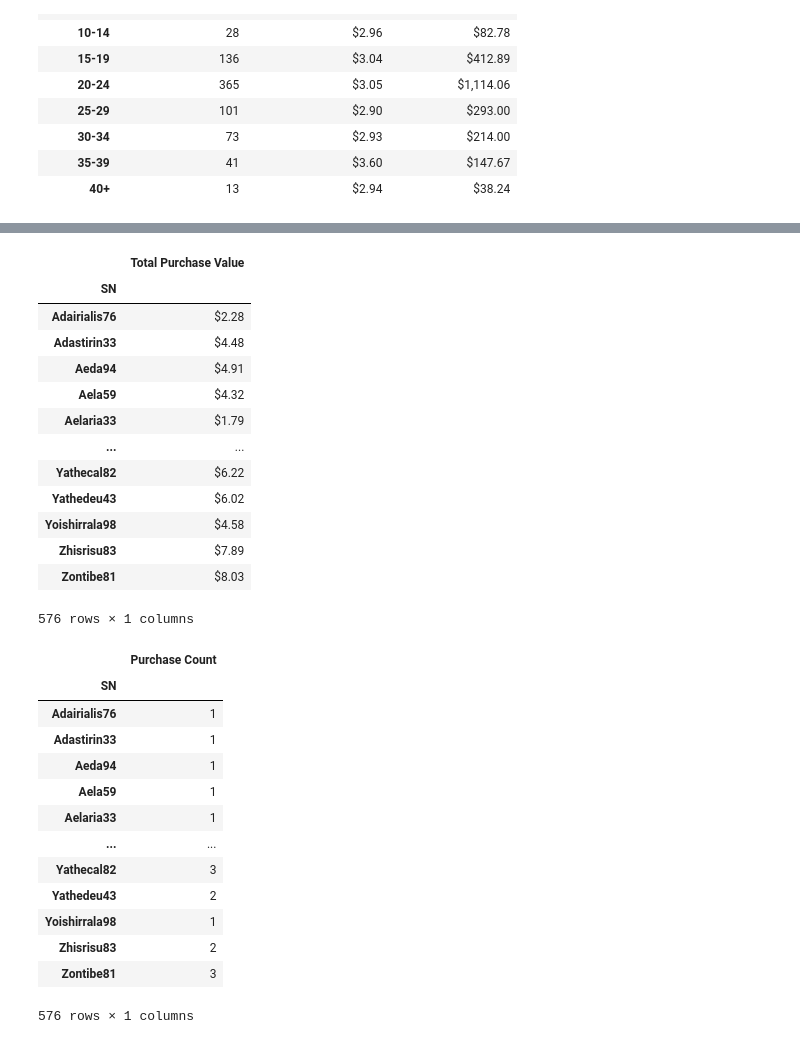
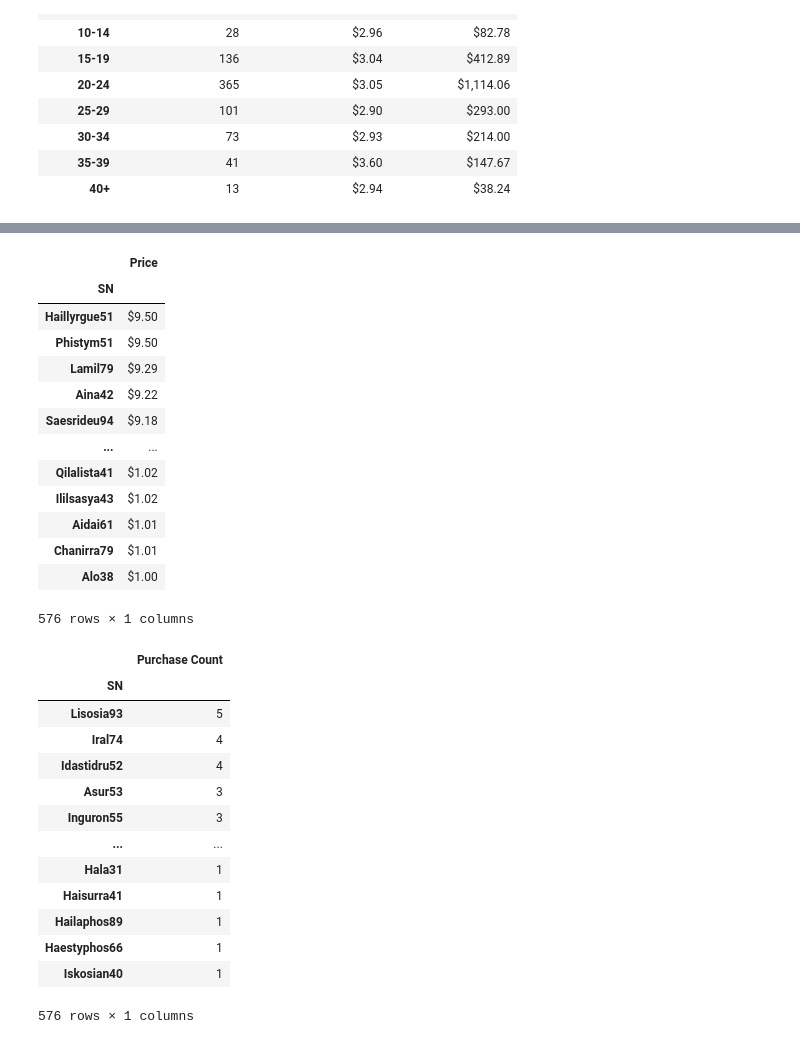
Before and after one commit to nikoelvambuena95/pandas-challenge, a Jupyter notebook: Pandas_homework.ipynb, the cells around one changed output, grey strips where cells are left out. Drawn from its saved outputs; the diff is of its cells as text; code cells hidden in the pictures.

```diff
--- a/Pandas_homework.ipynb
+++ b/Pandas_homework.ipynb
@@ -381,26 +384,25 @@ spenders_analysis_avg_df
 # %%
 #'Total Purchase Value' data frame from 'Top Spenders' data
 spenders_analysis_tpv_df = spenders_analysis_group.sum()
 
-#format values to currency & rename 'Price' column to 'Total Purchase Value'
+#format values to currency
 spenders_analysis_tpv_df['Price'] = spenders_analysis_tpv_df['Price'].map("${0:,.2f}".format)
-spenders_analysis_tpv_df = spenders_analysis_tpv_df.rename(columns={"Price":"Total Purchase Value"})
 
-spenders_analysis_tpv_df
+spenders_analysis_tpv_df.sort_values(['Price'], ascending=False)
 # %% [output]
-|  | Total Purchase Value |
+|  | Price |
 | SN |  |
-| Adairialis76 | $2.28 |
-| Adastirin33 | $4.48 |
-| Aeda94 | $4.91 |
-| Aela59 | $4.32 |
-| Aelaria33 | $1.79 |
+| Haillyrgue51 | $9.50 |
+| Phistym51 | $9.50 |
+| Lamil79 | $9.29 |
+| Aina42 | $9.22 |
+| Saesrideu94 | $9.18 |
 | ... | ... |
-| Yathecal82 | $6.22 |
-| Yathedeu43 | $6.02 |
-| Yoishirrala98 | $4.58 |
-| Zhisrisu83 | $7.89 |
-| Zontibe81 | $8.03 |
+| Qilalista41 | $1.02 |
+| Ililsasya43 | $1.02 |
+| Aidai61 | $1.01 |
+| Chanirra79 | $1.01 |
+| Alo38 | $1.00 |
 576 rows × 1 columns
 # %%
 #'Purchase Count' data frame from 'Top Spenders' data
@@ -408,19 +410,19 @@ spenders_analysis_total_df = spenders_analysis_group.count()
 
 #rename 'Price' column to 'Purchase Count'
 spenders_analysis_total_df = spenders_analysis_total_df.rename(columns={"Price":"Purchase Count"})
-spenders_analysis_total_df
+spenders_analysis_total_df.sort_values(['Purchase Count'], ascending=False)
 # %% [output]
 |  | Purchase Count |
 | SN |  |
-| Adairialis76 | 1 |
-| Adastirin33 | 1 |
-| Aeda94 | 1 |
-| Aela59 | 1 |
-| Aelaria33 | 1 |
+| Lisosia93 | 5 |
+| Iral74 | 4 |
+| Idastidru52 | 4 |
+| Asur53 | 3 |
+| Inguron55 | 3 |
 | ... | ... |
-| Yathecal82 | 3 |
-| Yathedeu43 | 2 |
-| Yoishirrala98 | 1 |
-| Zhisrisu83 | 2 |
-| Zontibe81 | 3 |
+| Hala31 | 1 |
+| Haisurra41 | 1 |
+| Hailaphos89 | 1 |
+| Haestyphos66 | 1 |
+| Iskosian40 | 1 |
 576 rows × 1 columns
```
Also changed, not shown: parts of 4 cells of this notebook.
